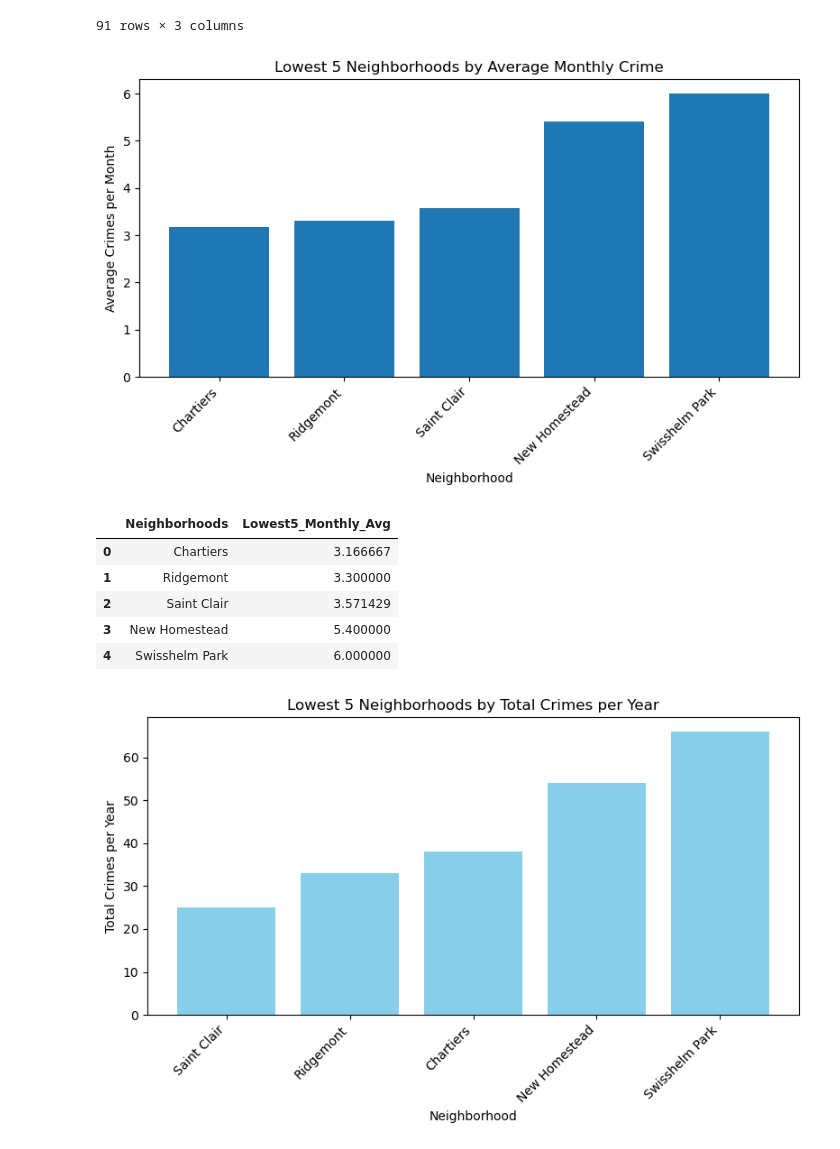
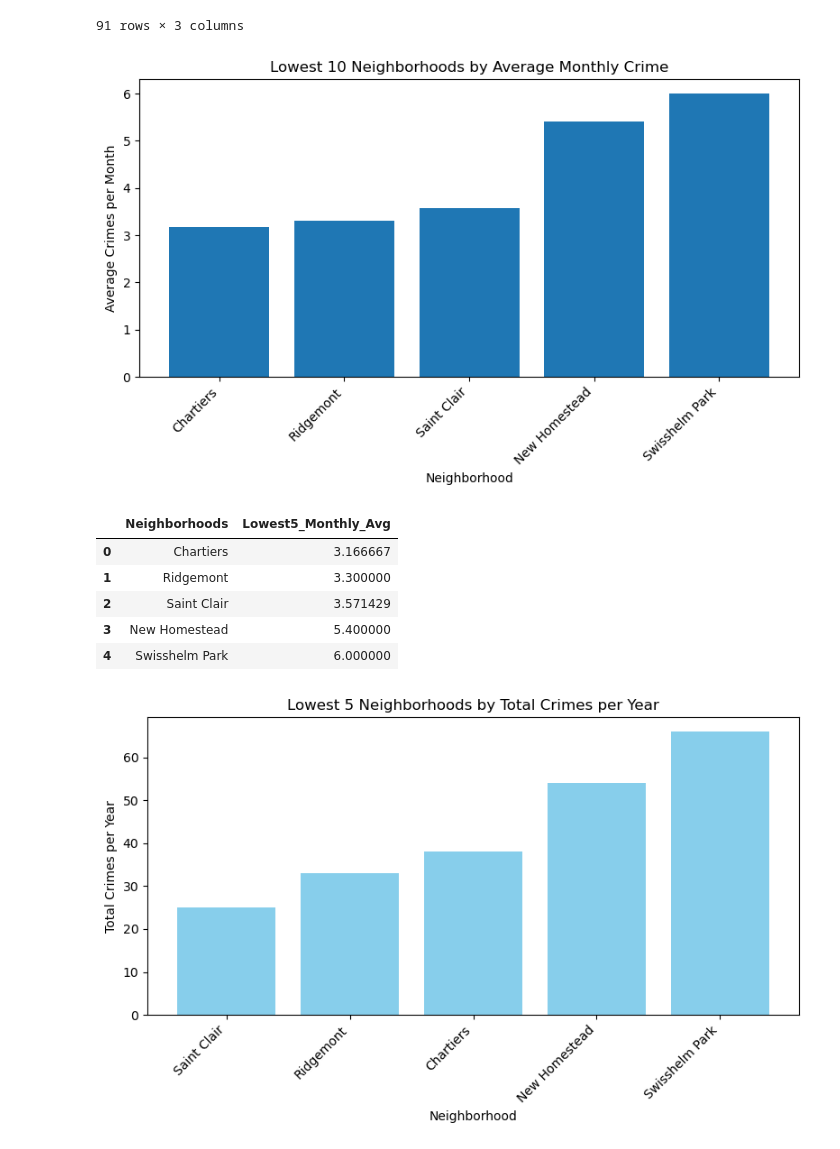
Before and after one commit to ajmitchell07/Final-Project-Best-Pittsburgh-Neighborhood-, a Jupyter notebook: individual_work/AJ-Mitchell-Analysis.ipynb, the cells around one changed output. Saved outputs shown, nothing was run; the diff lists cells and outputs as text; code cells hidden in the pictures.

```diff
--- a/individual_work/AJ-Mitchell-Analysis.ipynb
+++ b/individual_work/AJ-Mitchell-Analysis.ipynb
@@ -109,24 +109,24 @@ data
 # %%
 import matplotlib.pyplot as plt
 
 plt.figure(figsize=(8, 5))
 plt.bar(lowest5monthly["Neighborhoods"], lowest5monthly["Lowest5_Monthly_Avg"])
-plt.title("Lowest 5 Neighborhoods by Average Monthly Crime")
+plt.title("Lowest 10 Neighborhoods by Average Monthly Crime")
 plt.xlabel("Neighborhood")
 plt.ylabel("Average Crimes per Month")
 plt.xticks(rotation=45, ha='right')
 plt.tight_layout()
 plt.show()
 
 lowest5_monthly = data.nsmallest(5, "Average_Crime_Per_Month")[["Neighborhood", "Average_Crime_Per_Month"]]
 
 lowest5monthly = pd.DataFrame({
     "Neighborhoods": lowest5_monthly["Neighborhood"].values,
     "Lowest5_Monthly_Avg": lowest5_monthly["Average_Crime_Per_Month"].values
                           })
 lowest5monthly.head()
 # %% [output]
-[figure, old version]
+[figure, new version]
 |  | Neighborhoods | Lowest5_Monthly_Avg |
 | 0 | Chartiers | 3.166667 |
 | 1 | Ridgemont | 3.300000 |
```
Also changed, not shown: 1 other file.
